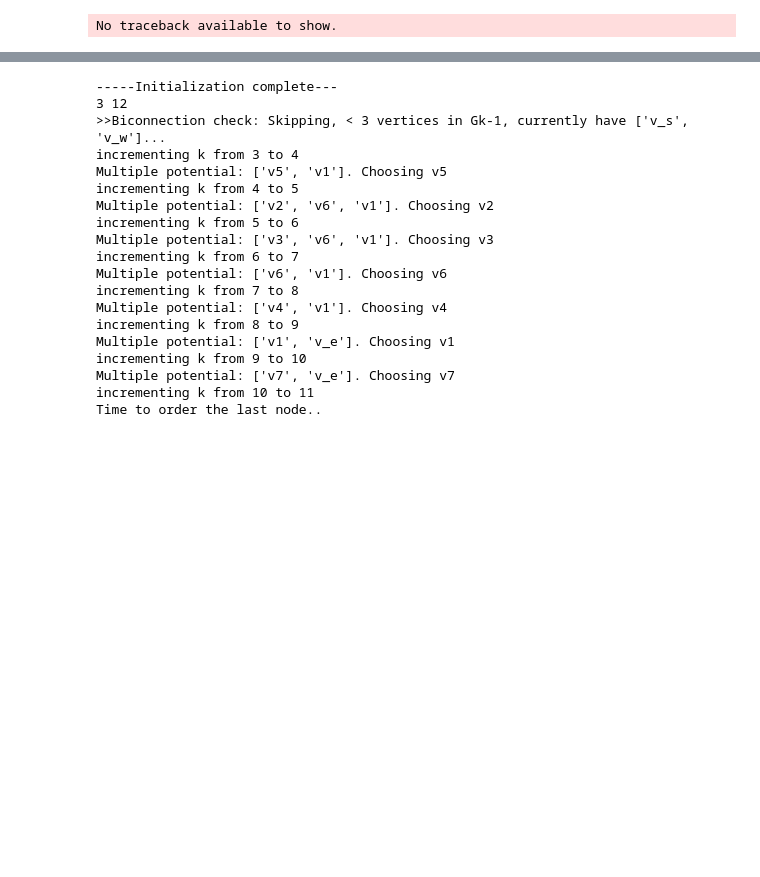
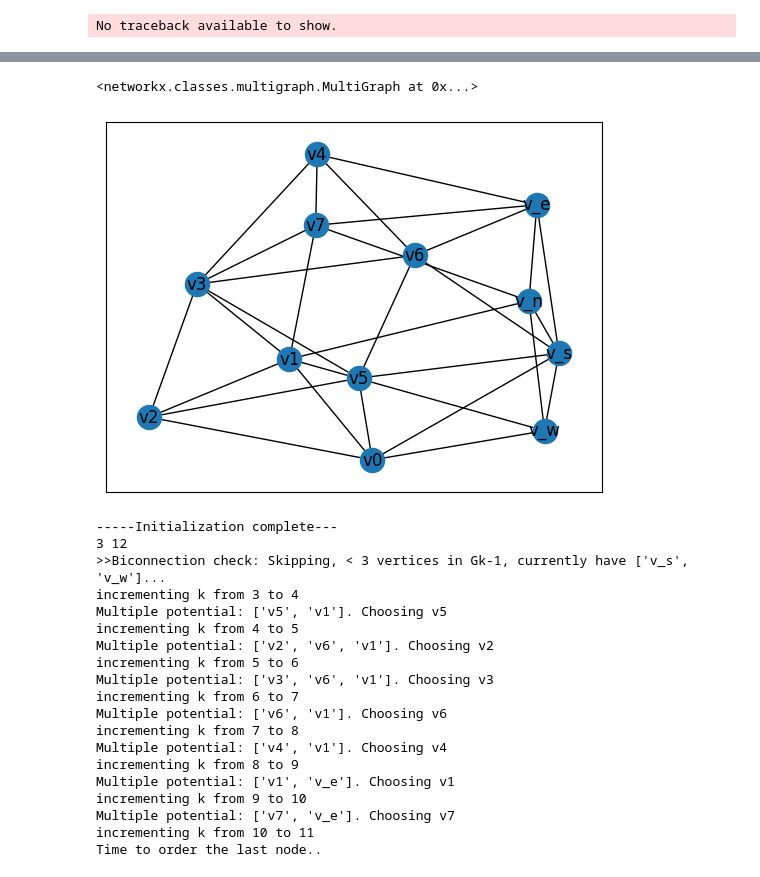
Before and after one commit to juliet29/graph2plan, a Jupyter notebook: notebooks/03_1_draw_four_complete.ipynb, the cells around one changed output, grey strips where cells are left out. Drawn from its saved outputs; the diff is of its cells as text; code cells hidden in the pictures; blank space fills up the shorter version.

```diff
--- a/notebooks/03_1_draw_four_complete.ipynb
+++ b/notebooks/03_1_draw_four_complete.ipynb
@@ -16 +146,11 @@ from typing import NamedTuple
+# %%
+
+MG = nx.read_adjlist("test.adjlist", create_using=nx.MultiGraph)
+MG
+# %% [output]
+<networkx.classes.multigraph.MultiGraph at 0x...>
+# %%
+nx.draw_networkx(MG)
+# %% [output]
+[figure, added]
 # %%
```
Also changed, not shown: parts of 16 cells of this notebook, 9 other files.
